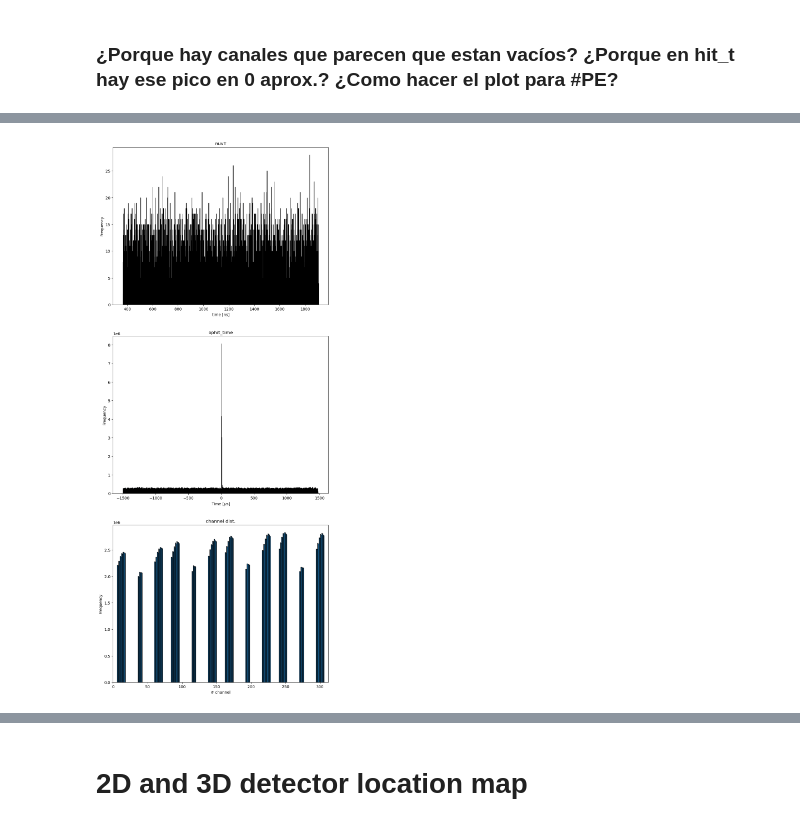
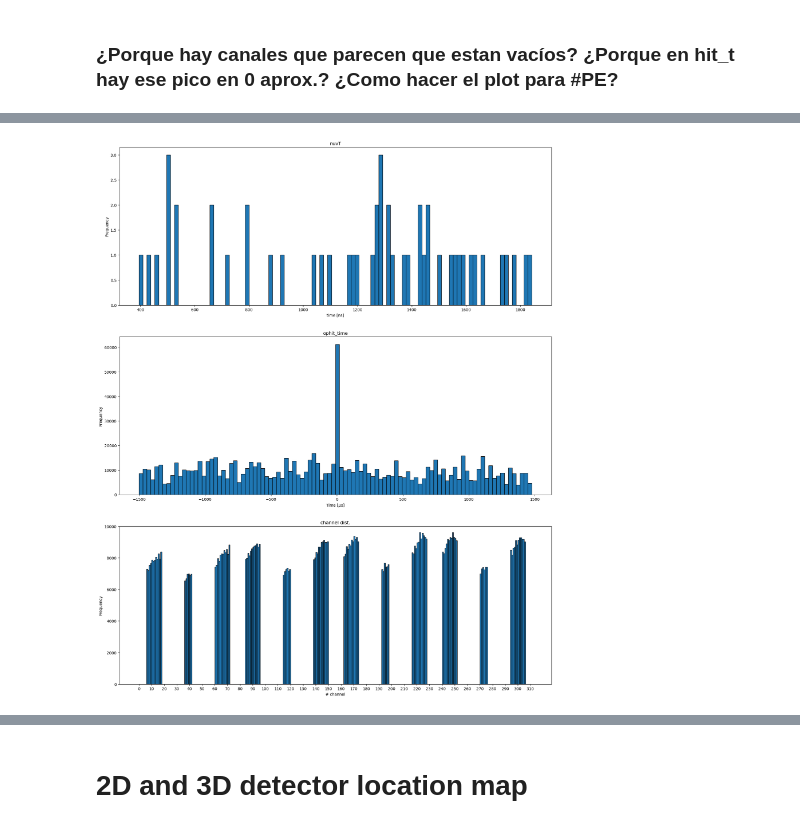
Before and after one commit to CIEMAT-Neutrino/AI_nuvT, a Jupyter notebook: nuvT_pred.ipynb, the cells around one changed output, grey strips where cells are left out. Cells and saved outputs as stored; diff of their text form; code cells hidden in the pictures.

Commit message:
introduccion de histogramas de variables al final del código

```diff
--- a/nuvT_pred.ipynb
+++ b/nuvT_pred.ipynb
@@ -46,7 +46,7 @@ from tensorflow.keras.callbacks import ModelCheckpoint # type: ignore
 # %% [markdown]
 The data corresponds to the Monte Carlo simulation of the SBND experiment. It was obtained by simulating the creation of neutrinos in the beam and their subsequent interaction in SBND, as well as the simulation of the detector's response to the particles resulting from the interaction of the neutrinos.
 # %%
-file_path = '/data/vidales/opana_tree_combined_v2108.root'
+file_path = '/data/vidales/opana_tree_new.root'
 file = uproot.open(file_path)
 print("Keys in the file:", file.classnames())
 # %% [output]
@@ -601,0 +611,5 @@ sample_awkward_arrays_in_chunks(hit_t_filtered).shape
+# %%
+#Plot nuvT accumulative
+flattened_hit_nuvT_filtered = ak.flatten(ak.Array(hit_nuvT_filtered))
+flattened_hit_t_filtered = sample_awkward_arrays_in_chunks_randomly(hit_t_filtered)
+flattened_hit_ch_filtered = sample_awkward_arrays_in_chunks_randomly(hit_ch_filtered)
@@ -602,29 +639,24 @@ sample_awkward_arrays_in_chunks(hit_t_filtered).shape
 # %%
-#Plot nuvT accumulative
-flattened_hit_nuvT_filtered = ak.flatten(ak.Array(hit_nuvT_filtered))
-flattened_hit_t_filtered = sample_awkward_arrays_in_chunks(hit_t_filtered)
-flattened_hit_ch_filtered = sample_awkward_arrays_in_chunks(hit_ch_filtered)
-fig, axs = plt.subplots(3, 1, figsize=(10, 25))
+fig, axs = plt.subplots(3, 1, figsize=(20, 25))
 
-axs[0].hist(flattened_hit_nuvT_filtered, bins=1000, edgecolor='black')
+axs[0].hist(flattened_hit_nuvT_filtered, bins=100, edgecolor='black')
 axs[0].set_xlabel('time [ns]')
 axs[0].set_ylabel('Frequency')
 axs[0].set_title('nuvT')
 
-axs[1].hist(flattened_hit_t_filtered, bins=1000, edgecolor='black')
+axs[1].hist(flattened_hit_t_filtered, bins=100, edgecolor='black')
 axs[1].set_xlabel(r'Time [$\mu$s]')
 axs[1].set_ylabel('Frequency')
 axs[1].set_title('ophit_time')
 
 axs[2].hist(flattened_hit_ch_filtered, bins=range(0, 312), edgecolor='black')
 axs[2].set_xlabel('# channel')
 axs[2].set_ylabel('Frequency')
 axs[2].set_title('channel dist.')
-
-# Set limits for axs[2]
-axs[2].set_xlim(0, 312)  # Set x-axis limits
+axs[2].set_xticks(range(0, 312, 10))
+axs[2].set_ylim(0, 10000)  # Set y-axis limits
 
 
 plt.show()
 # %% [output]
-[figure, old version]
+[figure, new version]
```
Also changed, not shown: parts of 34 cells of this notebook, 3 other files.
